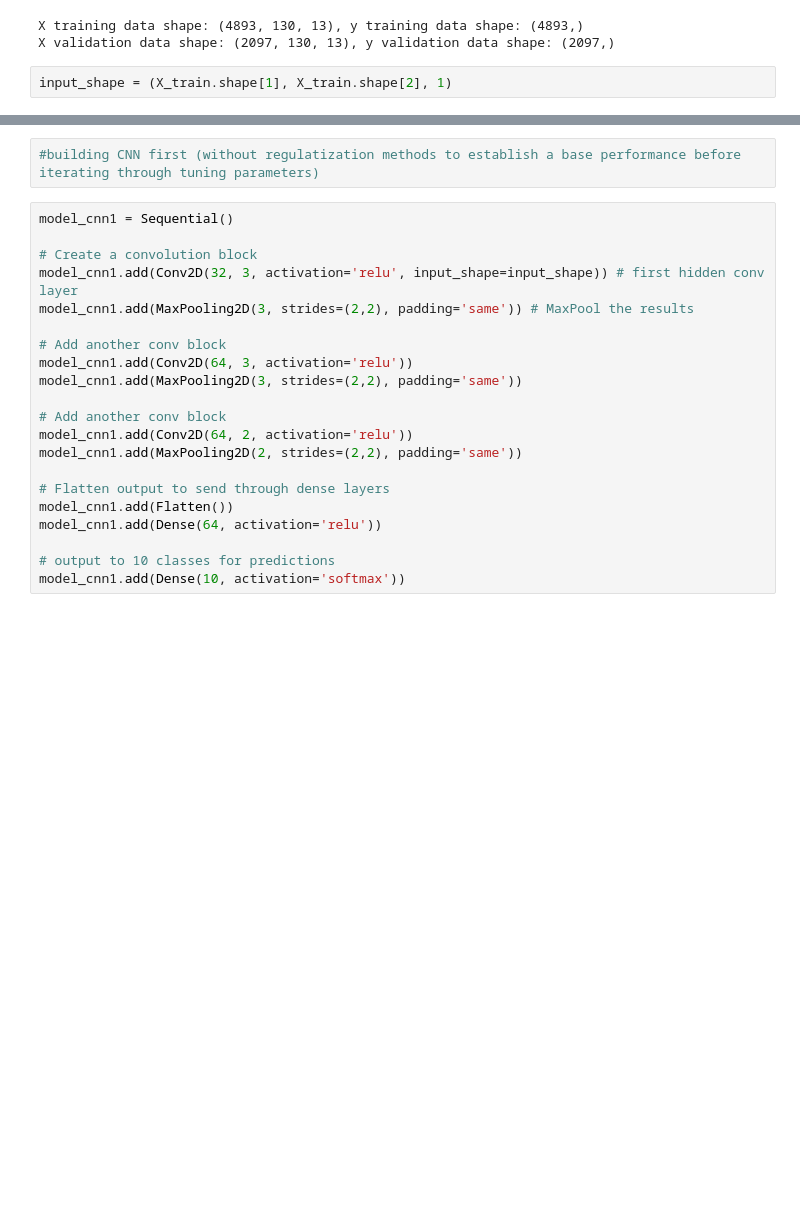
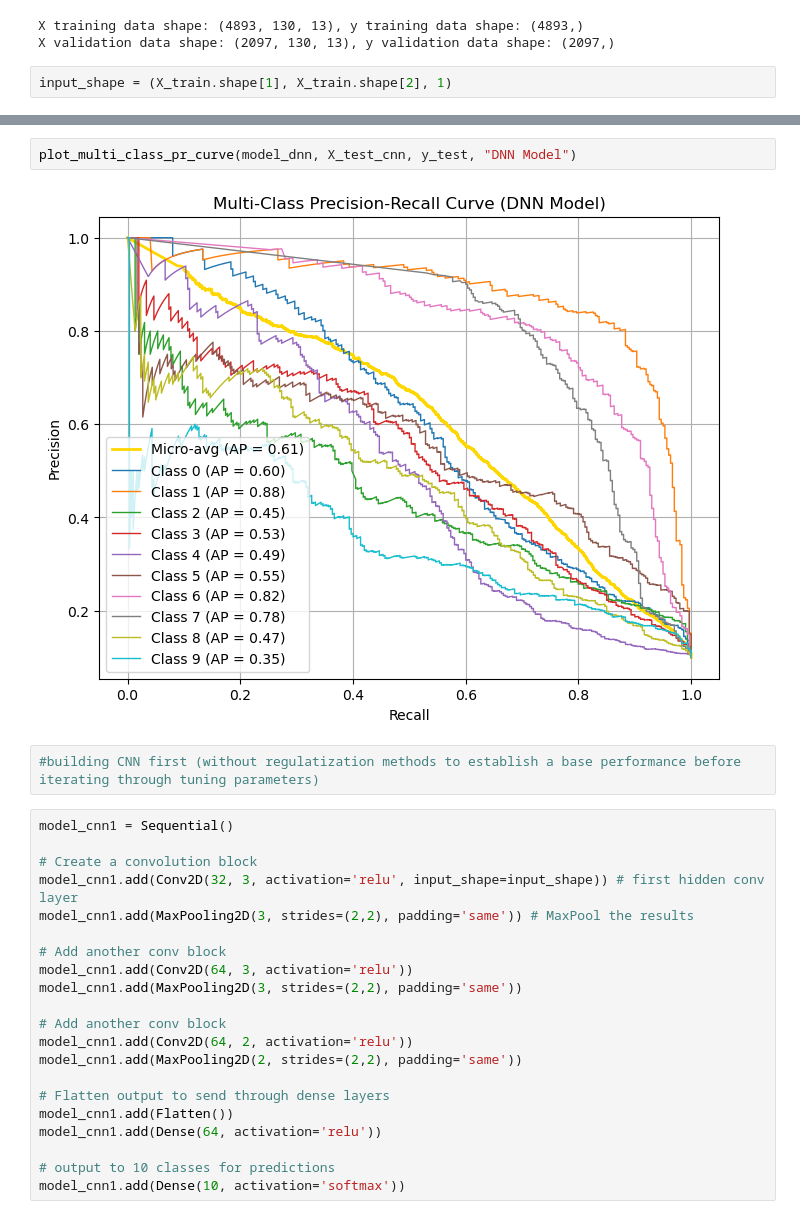
Before and after one commit to SabaaN/Music-Genre-Classifier, a Jupyter notebook: model.ipynb, the cells around one changed output, grey strips where cells are left out. Cells and saved outputs as stored; diff of their text form; blank space fills up the shorter version.

```diff
--- a/model.ipynb
+++ b/model.ipynb
@@ -320,3 +386,7 @@ input_shape = (X_train.shape[1], X_train.shape[2], 1)
+# %%
+plot_multi_class_pr_curve(model_dnn, X_test_cnn, y_test, "DNN Model")
+# %% [output]
+[figure, added]
 # %%
 #building CNN first (without regulatization methods to establish a base performance before iterating through tuning parameters)
 # %%
```
Also changed, not shown: parts of 48 cells of this notebook.
